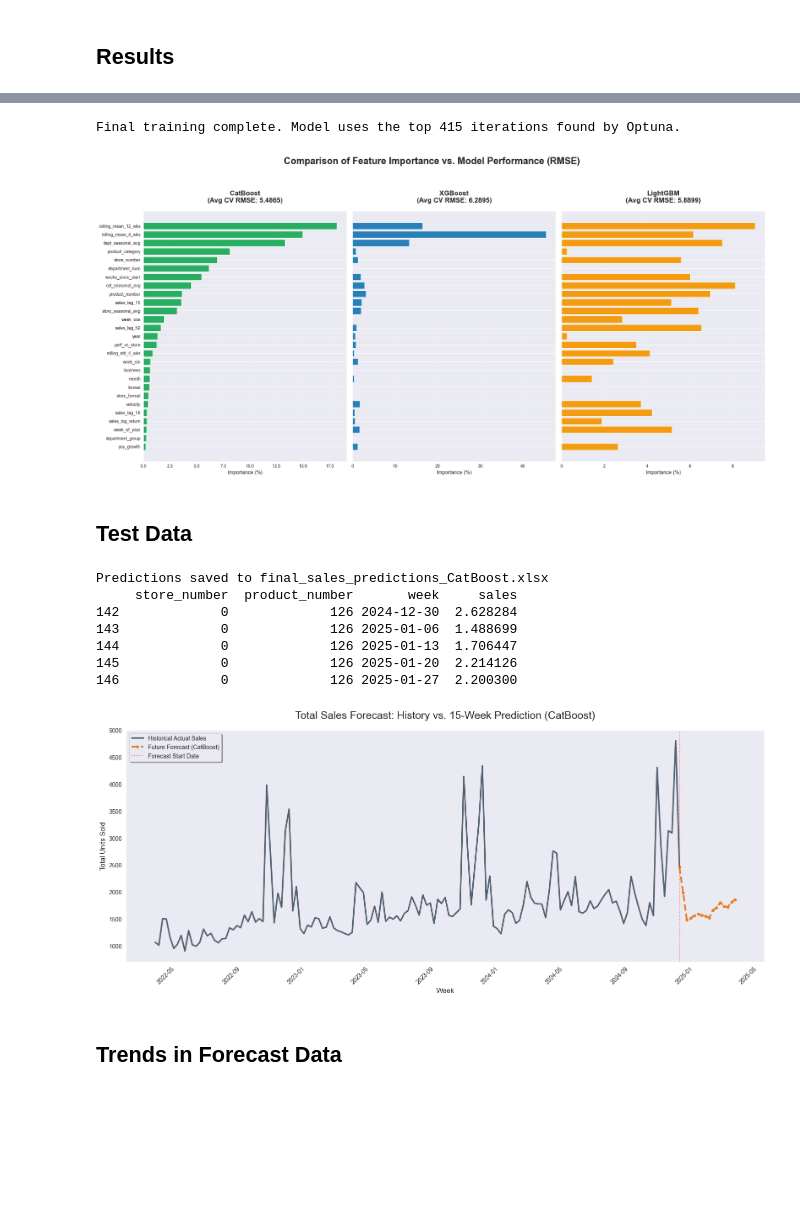
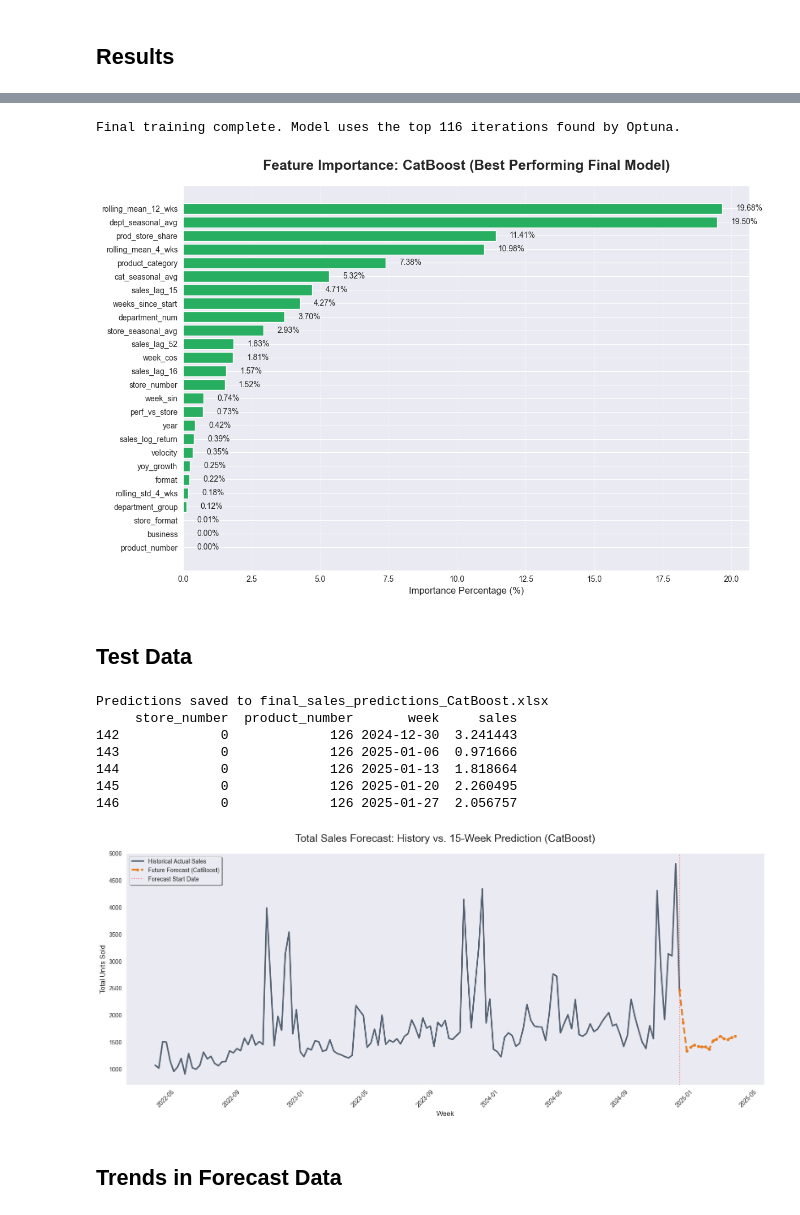
Before and after one commit to luisgrewe/StockSalesPrediction, a Jupyter notebook: salesprediction.ipynb, the cells around one changed output, grey strips where cells are left out. Saved outputs shown, nothing was run; the diff lists cells and outputs as text; code cells hidden in the pictures; blank space fills up the shorter version.

Commit message:
Add perf_vs_store as a new feature and feature importance for best performing model

```diff
--- a/salesprediction.ipynb
+++ b/salesprediction.ipynb
@@ -395,14 +395,14 @@ X_train_engineered = X_train_engineered.sort_values(by=date_col)
 
 X_train_chronos = X_train_engineered.copy()
 
-X_train_full = X_train_engineered.drop(columns=[target_col, "week", "quarter"])
+X_train_full = X_train_engineered.drop(columns=[target_col, "week", "quarter", "week_of_year", "month"])
 y_train_full = X_train_engineered[target_col]
 
 # Define Categorical Data
 categorical_features = [
     'store_number', 'product_number', 'product_category',
     'business', 'department_num', 'department_group',
-    'store_format', 'format', "week_of_year"
+    'store_format', 'format'
 ]
 
 for col in categorical_features:
@@ -726,57 +726,43 @@ final_model.fit(X_train_full, y_train_full)
 
 print(f"Final training complete. Model uses the top {best_ntree} iterations found by Optuna.")
 # %% [output]
-Final training complete. Model uses the top 415 iterations found by Optuna.
+Final training complete. Model uses the top 116 iterations found by Optuna.
 # %%
-# Ensure we use the correct feature names from our full training set
 feature_names = X_train_full.columns
 
-# Extract importances from the trained models
-cat_importances = cat_model.get_feature_importance()
-xgb_importances = xgb_model.feature_importances_
-lgb_importances = lgb_model.feature_importances_
+if winner_name == 'CatBoost':
+    importances = final_model.get_feature_importance()
+    color = '#27ae60'
+elif winner_name == 'XGBoost':
+    importances = final_model.feature_importances_
+    color = '#2980b9'
+elif winner_name == 'LightGBM':
+    importances = final_model.feature_importances_
+    color = '#f39c12'
 
-# Create a unified DataFrame for comparison
 importance_df = pd.DataFrame({
     'Feature': feature_names,
-    'CatBoost': cat_importances,
-    'XGBoost': xgb_importances,
-    'LightGBM': lgb_importances
+    'Importance': importances
 })
 
-# Normalize importance values to percentages
-for col in ['CatBoost', 'XGBoost', 'LightGBM']:
-    importance_df[col] = (importance_df[col] / importance_df[col].sum()) * 100
+# Normalize importances of the features
+importance_df['Importance'] = (importance_df['Importance'] / importance_df['Importance'].sum()) * 100
+importance_df = importance_df.sort_values(by='Importance', ascending=True)
 
-# Calculate an average across all models for global sorting
-importance_df['Average'] = importance_df[['CatBoost', 'XGBoost', 'LightGBM']].mean(axis=1)
-importance_df = importance_df.sort_values(by='Average', ascending=True)
+plt.figure(figsize=(12, 8))
+plt.barh(importance_df['Feature'], importance_df['Importance'], color=color)
 
-fig, axes = plt.subplots(1, 3, figsize=(22, 10), sharey=True)
+plt.title(f'Feature Importance: {winner_name} (Best Performing Final Model)', fontsize=18, fontweight='bold', pad=20)
+plt.xlabel('Importance Percentage (%)', fontsize=12)
+plt.grid(axis='x', linestyle='--', alpha=0.6)
 
-models = ['CatBoost', 'XGBoost', 'LightGBM']
-colors = ['#27ae60', '#2980b9', '#f39c12']
-
-for i, model in enumerate(models):
-    # Sort individual subplots by the specific model's importance
-    df_sorted = importance_df.sort_values(by=model, ascending=True)
-
-    axes[i].barh(df_sorted['Feature'], df_sorted[model], color=colors[i])
-
-    model_rmse = results.get(model, 0)
-    axes[i].set_title(f'{model}\n(Avg CV RMSE: {model_rmse:.4f})',
-                      fontsize=16, fontweight='bold', pad=20)
-
-    axes[i].set_xlabel('Importance (%)', fontsize=12)
-    axes[i].grid(axis='x', linestyle='--', alpha=0.5)
-
-plt.suptitle('Comparison of Feature Importance vs. Model Performance (RMSE)',
-             fontsize=22, fontweight='bold', y=1.05)
+for index, value in enumerate(importance_df['Importance']):
+    plt.text(value + 0.5, index, f'{value:.2f}%', va='center', fontsize=10)
 
 plt.tight_layout()
 plt.show()
 # %% [output]
-[figure, old version]
+[figure, new version]
 # %% [markdown]
 ## Test Data
 # %%
@@ -814,11 +800,11 @@ print(df_results.head())
 # %% [output]
 Predictions saved to final_sales_predictions_CatBoost.xlsx
      store_number  product_number       week     sales
-142             0             126 2024-12-30  2.628284
-143             0             126 2025-01-06  1.488699
-144             0             126 2025-01-13  1.706447
-145             0             126 2025-01-20  2.214126
-146             0             126 2025-01-27  2.200300
+142             0             126 2024-12-30  3.241443
+143             0             126 2025-01-06  0.971666
+144             0             126 2025-01-13  1.818664
+145             0             126 2025-01-20  2.260495
+146             0             126 2025-01-27  2.056757
 # %%
 # Prepare Historical Data
 history_weeks = data_loader.preprocessing(df['train'])['week']
@@ -863,7 +849,7 @@ plt.tight_layout()
 plt.savefig('sales_forecast_connected.png')
 plt.show()
 # %% [output]
-[figure, old version]
+[figure, new version]
 # %% [markdown]
 ## Trends in Forecast Data
 # %%
```
Also changed, not shown: parts of 7 cells of this notebook, 9 other files.
